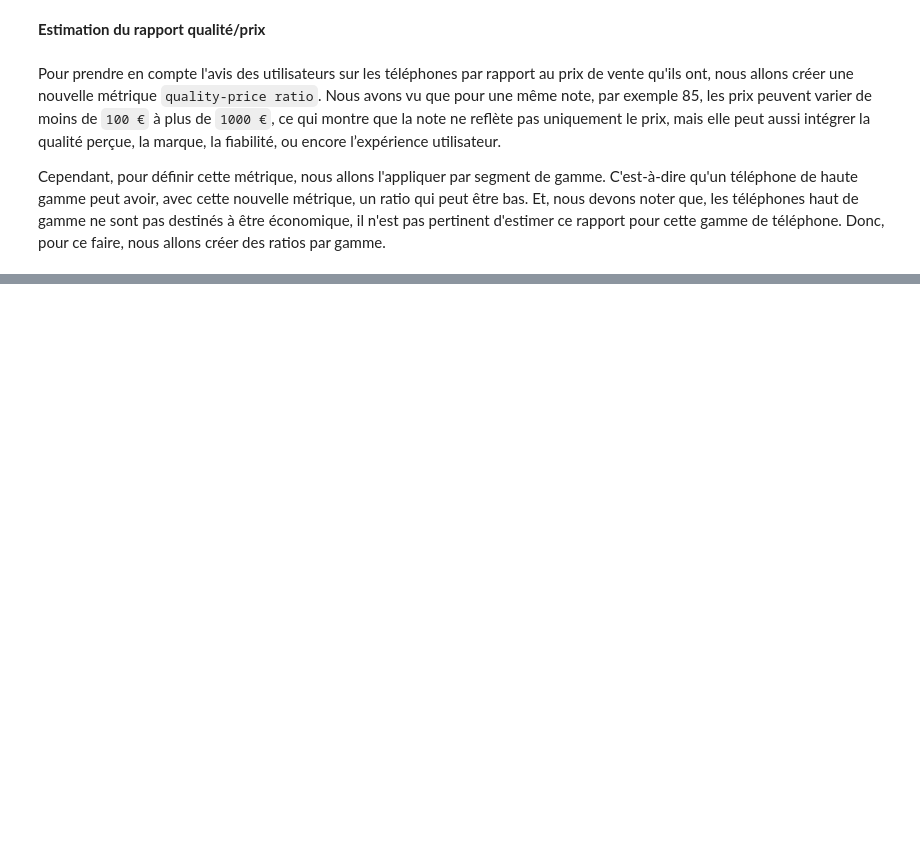
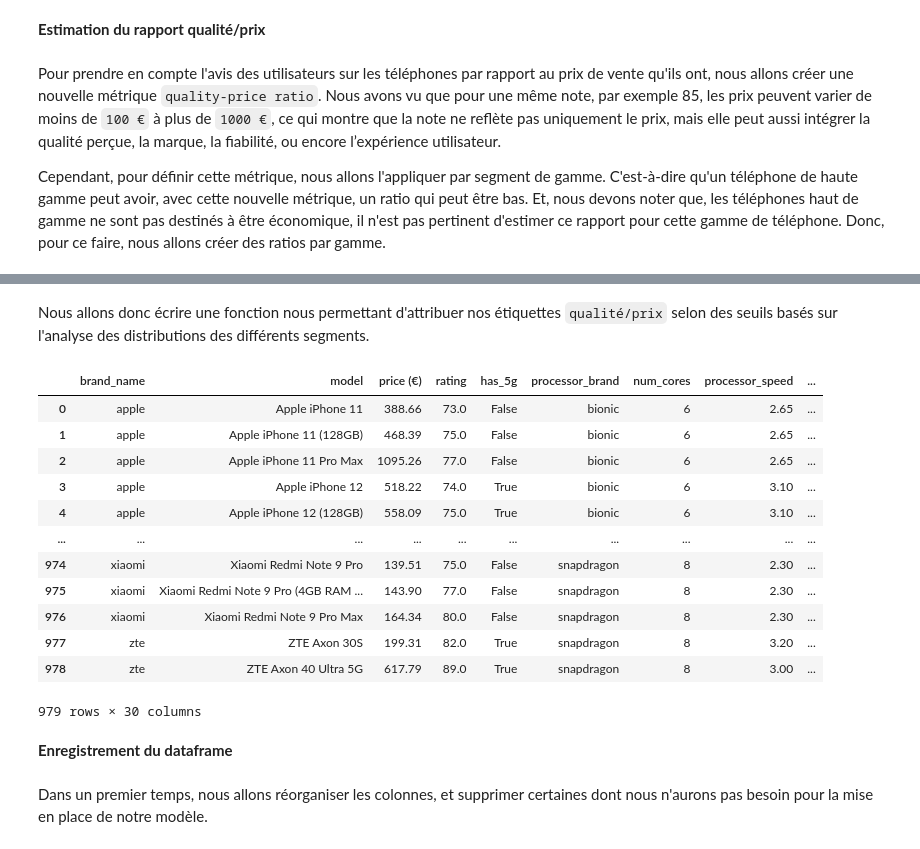
Before and after one commit to 31Joojo/phone-recommender, a Jupyter notebook: notebooks/02_preprocessing.ipynb, the cells around one changed output, grey strips where cells are left out. Cells and saved outputs as stored; diff of their text form; code cells hidden in the pictures; blank space fills up the shorter version.

```diff
--- a/notebooks/02_preprocessing.ipynb
+++ b/notebooks/02_preprocessing.ipynb
@@ -189,0 +266,2 @@ Cependant, pour définir cette métrique, nous allons l'appliquer par segment de
+# %% [markdown]
+Nous allons donc écrire une fonction nous permettant d'attribuer nos étiquettes `qualité/prix` selon des seuils basés sur l'analyse des distributions des différents segments.
@@ -189,0 +318,23 @@ Cependant, pour définir cette métrique, nous allons l'appliquer par segment de
+# %%
+### Application de la fonction d'étiquetage
+data['quality-price_ratio'] = data.apply(label_ratio, axis=1)
+
+data
+# %% [output]
+|  | brand_name | model | price (€) | rating | has_5g | processor_brand | num_cores | processor_speed | ... |
+| 0 | apple | Apple iPhone 11 | 388.66 | 73.0 | False | bionic | 6 | 2.65 | ... |
+| 1 | apple | Apple iPhone 11 (128GB) | 468.39 | 75.0 | False | bionic | 6 | 2.65 | ... |
+| 2 | apple | Apple iPhone 11 Pro Max | 1095.26 | 77.0 | False | bionic | 6 | 2.65 | ... |
+| 3 | apple | Apple iPhone 12 | 518.22 | 74.0 | True | bionic | 6 | 3.10 | ... |
+| 4 | apple | Apple iPhone 12 (128GB) | 558.09 | 75.0 | True | bionic | 6 | 3.10 | ... |
+| ... | ... | ... | ... | ... | ... | ... | ... | ... | ... |
+| 974 | xiaomi | Xiaomi Redmi Note 9 Pro | 139.51 | 75.0 | False | snapdragon | 8 | 2.30 | ... |
+| 975 | xiaomi | Xiaomi Redmi Note 9 Pro (4GB RAM ... | 143.90 | 77.0 | False | snapdragon | 8 | 2.30 | ... |
+| 976 | xiaomi | Xiaomi Redmi Note 9 Pro Max | 164.34 | 80.0 | False | snapdragon | 8 | 2.30 | ... |
+| 977 | zte | ZTE Axon 30S | 199.31 | 82.0 | True | snapdragon | 8 | 3.20 | ... |
+| 978 | zte | ZTE Axon 40 Ultra 5G | 617.79 | 89.0 | True | snapdragon | 8 | 3.00 | ... |
+979 rows × 30 columns
+# %% [markdown]
+**Enregistrement du dataframe**
+# %% [markdown]
+Dans un premier temps, nous allons réorganiser les colonnes, et supprimer certaines dont nous n'aurons pas besoin pour la mise en place de notre modèle.
```
Also changed, not shown: parts of 23 cells of this notebook.
